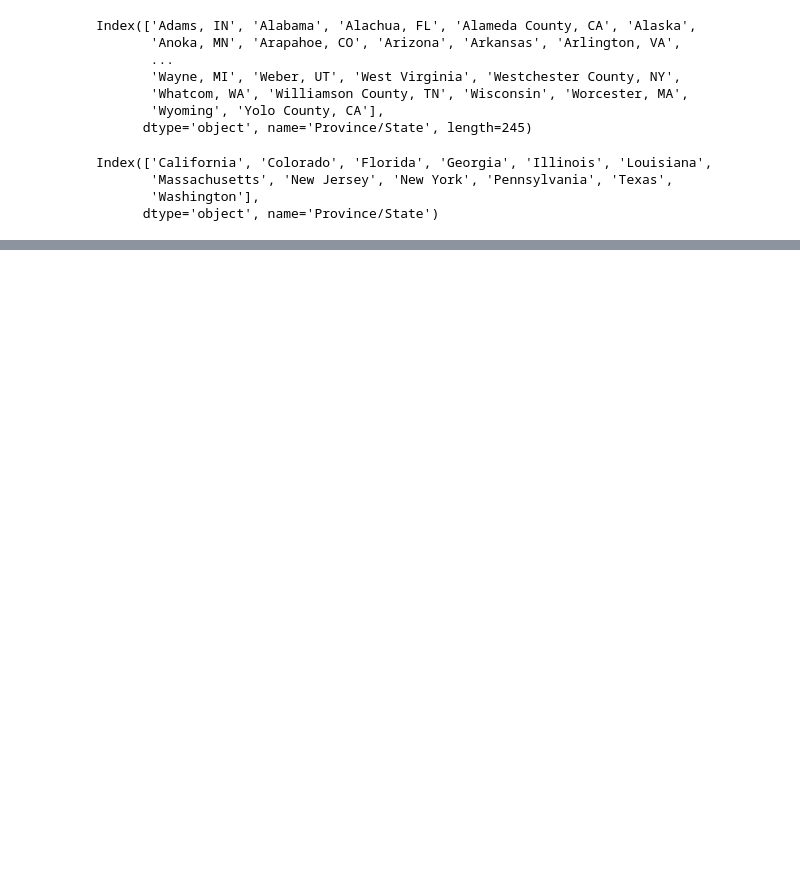
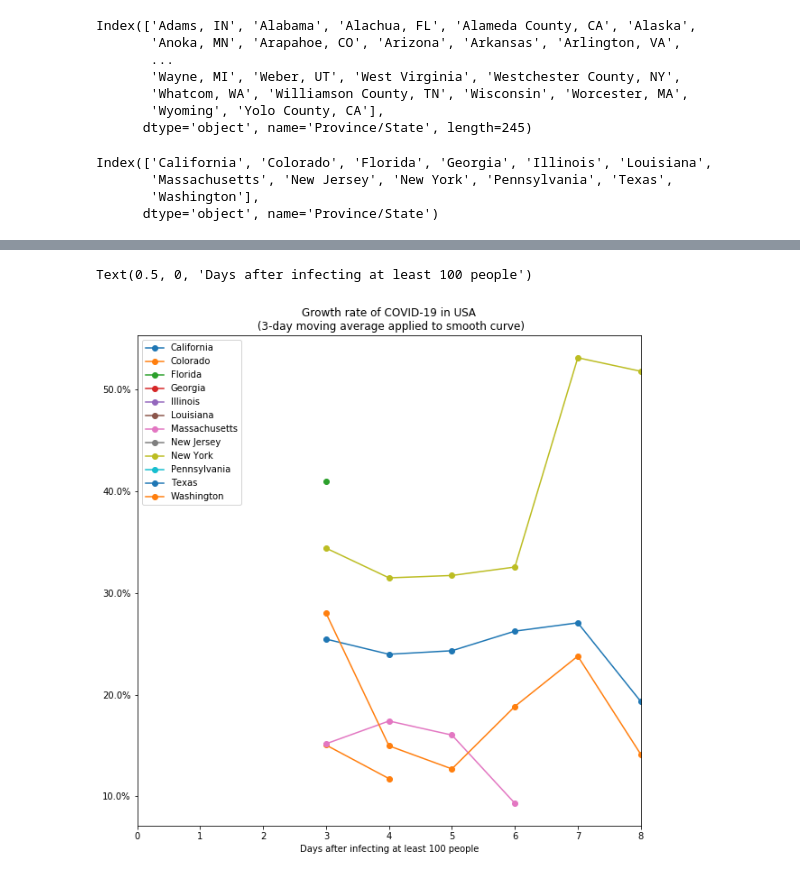
Before and after one commit to h8rry/COVID-19, a Jupyter notebook: graphs - USA.ipynb, the cells around one changed output, grey strips where cells are left out. Saved outputs shown, nothing was run; the diff lists cells and outputs as text; code cells hidden in the pictures; blank space fills up the shorter version.

```diff
--- a/graphs - USA.ipynb
+++ b/graphs - USA.ipynb
@@ -161,0 +170,14 @@ ValueError: cannot convert float NaN to integer
+# %%
+fig, axes = plt.subplots(1, sharex="all", gridspec_kw={'height_ratios': [1]}, figsize=(10, 10))
+
+for c in data.keys():
+    growth_rate = data[c].rolling(window=3).mean().pct_change() * 100.
+    growth_rate.plot(marker='o')
+
+axes.legend()
+axes.yaxis.set_major_formatter(mtick.PercentFormatter())
+axes.set_title("Growth rate of COVID-19 in " + title_name + "\n (3-day moving average applied to smooth curve)")
+axes.set_xlabel("Days after infecting at least "+str(min_case_num)+" people")
+# %% [output]
+Text(0.5, 0, 'Days after infecting at least 100 people')
+[figure, added]
```
Also changed, not shown: parts of 11 cells of this notebook, 1 other file.
